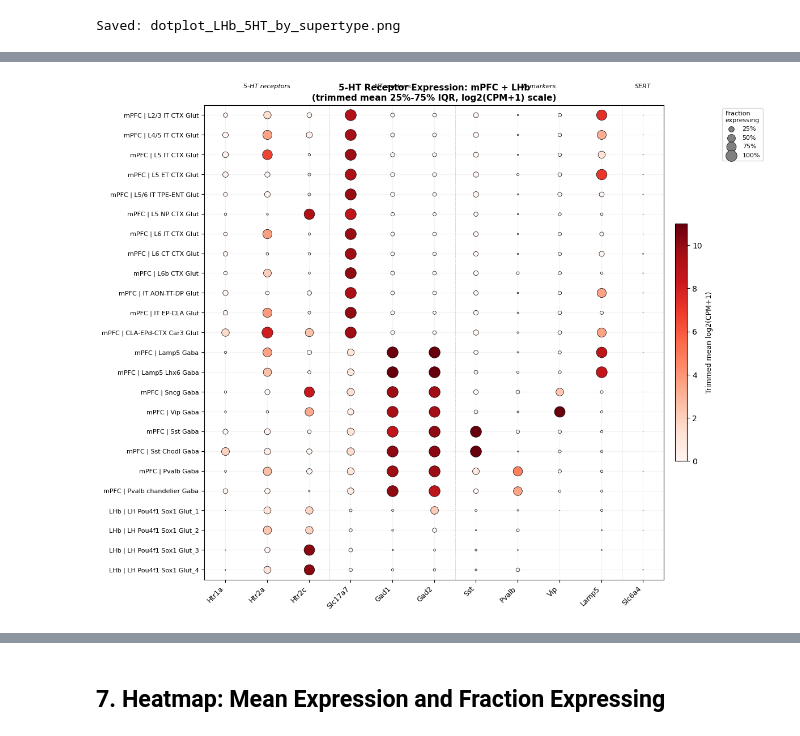
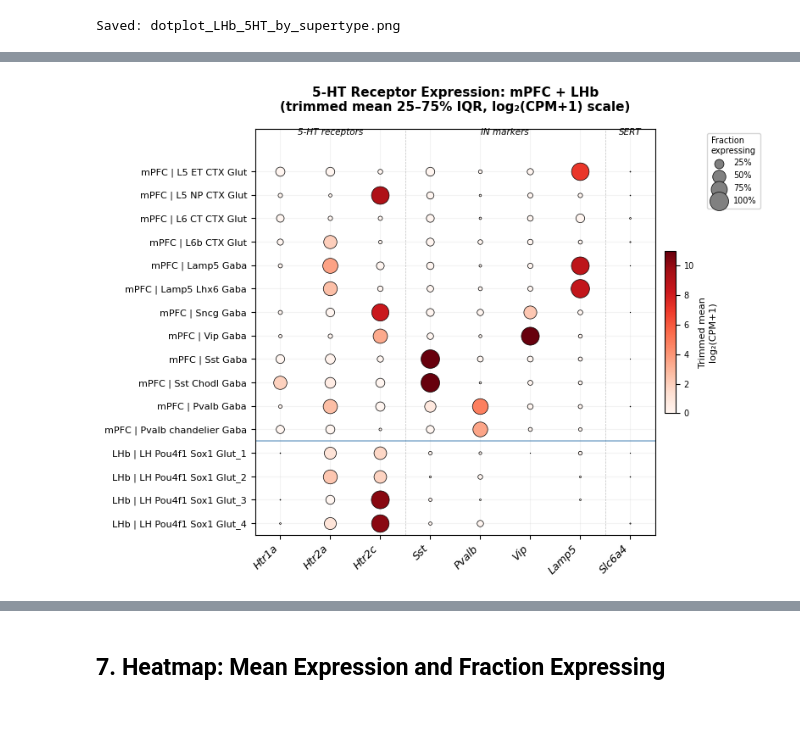
Before and after one commit to akaye/abc_atlas_access, a Jupyter notebook: notebooks/single_cell_dotplot_5HT_mPFC_LHb.ipynb, the cells around one changed output, grey strips where cells are left out. Drawn from its saved outputs; the diff is of its cells as text; code cells hidden in the pictures.

```diff
--- a/notebooks/single_cell_dotplot_5HT_mPFC_LHb.ipynb
+++ b/notebooks/single_cell_dotplot_5HT_mPFC_LHb.ipynb
@@ -278,9 +279,28 @@ Remove medial habenula, OB, STR, and HPF cell types.
 Use trimmed mean (25%-75% IQR) with log2(CPM+1) scale, 0 to >11 range.
 # %%
 # Combine mPFC neuronal subclasses with LHb supertypes (no MHb)
-# Filter out OB, STR, HPF cell types
+# Filter out OB, STR, HPF cell types, and remove IT/CLA cell types
+import re as _re
 remove_prefixes = ('OB ', 'OB-', 'STR ', 'STR-', 'HPF ')
-neuronal_sc_filtered = [s for s in neuronal_sc if not any(s.startswith(p) for p in remove_prefixes)]
+neuronal_sc_filtered = [s for s in neuronal_sc
+                        if not any(s.startswith(p) for p in remove_prefixes)
+                        and not _re.search(r'\bIT\b', s)
+                        and 'CLA' not in s]
+
+# Remove broad NT markers (Slc17a7, Gad1, Gad2)
+remove_genes = {'Slc17a7', 'Gad1', 'Gad2'}
+plot_genes = [g for g in target_genes if g not in remove_genes]
+
+# Update gene groups for this plot
+plot_gene_groups = {}
+for k, v in gene_groups.items():
+    filtered = [g for g in v if g not in remove_genes]
+    if filtered:
+        plot_gene_groups[k] = filtered
+
+print(f'Genes for plot: {plot_genes}')
+print(f'Gene groups: {plot_gene_groups}')
+print(f'Filtered subclasses: {neuronal_sc_filtered}')
 
 frames_expr = []
 frames_meta = []
@@ -331,7 +351,7 @@ mask_valid = combined_meta['group'].isin(valid_groups)
 expr_valid = combined_expr.loc[mask_valid]
 meta_valid = combined_meta.loc[mask_valid]
 
-# Compute stats per group
+# Compute stats per group (only for plot_genes)
 tmean_rows = []
 frac_rows = []
 for grp in sorted_groups:
@@ -339,7 +359,7 @@ for grp in sorted_groups:
     grp_expr = expr_valid.loc[grp_mask]
     tmeans = {}
     fracs = {}
-    for g in target_genes:
+    for g in plot_genes:
         vals = grp_expr[g].values
         tmeans[g] = trimmed_mean(vals)
         fracs[g] = (vals > 0).mean()
@@ -349,63 +369,69 @@ for grp in sorted_groups:
 grp_tmean = pd.DataFrame(tmean_rows, index=sorted_groups)
 grp_frac = pd.DataFrame(frac_rows, index=sorted_groups)
 
-# Custom dot plot with trimmed mean color and fraction as dot size
+# Custom dot plot
 n_grp = len(sorted_groups)
-n_genes = len(target_genes)
+n_genes = len(plot_genes)
 
-fig, ax = plt.subplots(figsize=(12, max(6, n_grp * 0.4)))
+fig, ax = plt.subplots(figsize=(8, max(5, n_grp * 0.38)))
 
 # Color: trimmed mean on log2(CPM+1) scale, 0 to 11
 vmin, vmax = 0, 11
 cmap = plt.cm.Reds
 norm = plt.Normalize(vmin=vmin, vmax=vmax)
 
+max_dot = 250
 for i, grp in enumerate(sorted_groups):
-    for j, gene in enumerate(target_genes):
+    for j, gene in enumerate(plot_genes):
         frac = grp_frac.loc[grp, gene]
         tmean = grp_tmean.loc[grp, gene]
         if frac > 0:
-            size = frac * 200  # scale dot size
+            size = frac * max_dot
             color = cmap(norm(tmean))
             ax.scatter(j, n_grp - 1 - i, s=size, c=[color],
                       edgecolors='black', linewidths=0.5, zorder=3)
 
-# Add gene group separators
-gene_group_positions = []
+# Add gene group separators and top labels with proper spacing
 pos = 0
-for gname, genes in gene_groups.items():
-    gene_group_positions.append((pos, pos + len(genes) - 1, gname))
+for gname, genes in plot_gene_groups.items():
+    start = pos
+    end = pos + len(genes) - 1
+    mid = (start + end) / 2
+    ax.text(mid, n_grp + 0.5, gname, ha='center', va='bottom', fontsize=7.5, fontstyle='italic')
+    if start > 0:
+        ax.axvline(x=start - 0.5, color='gray', linewidth=0.5, linestyle='--', alpha=0.5)
     pos += len(genes)
 
-for start, end, gname in gene_group_positions:
-    mid = (start + end) / 2
-    ax.text(mid, n_grp + 0.3, gname, ha='center', va='bottom', fontsize=8, fontstyle='italic')
-    if start > 0:
-        ax.axvline(x=start - 0.5, color='gray', linewidth=0.5, linestyle='--', alpha=0.5)
+# Add horizontal separator between mPFC and LHb
+mpfc_count = sum(1 for g in sorted_groups if g.startswith('mPFC'))
+if mpfc_count < n_grp:
+    sep_y = n_grp - mpfc_count - 0.5
+    ax.axhline(y=sep_y, color='steelblue', linewidth=1.2, linestyle='-', alpha=0.6)
 
 ax.set_xticks(range(n_genes))
-ax.set_xticklabels(target_genes, rotation=45, ha='right', fontsize=9)
+ax.set_xticklabels(plot_genes, rotation=45, ha='right', fontsize=9, fontstyle='italic')
 ax.set_yticks(range(n_grp))
 ax.set_yticklabels(reversed(sorted_groups), fontsize=8)
 ax.set_xlim(-0.5, n_genes - 0.5)
-ax.set_ylim(-0.5, n_grp - 0.5)
+ax.set_ylim(-0.5, n_grp + 0.8)
 ax.grid(True, alpha=0.15)
 
 # Colorbar
 sm = plt.cm.ScalarMappable(cmap=cmap, norm=norm)
 sm.set_array([])
-cbar = plt.colorbar(sm, ax=ax, shrink=0.5, pad=0.02)
-cbar.set_label('Trimmed mean log2(CPM+1)', fontsize=9)
+cbar = plt.colorbar(sm, ax=ax, shrink=0.4, pad=0.02, aspect=15)
+cbar.set_label('Trimmed mean\nlog₂(CPM+1)', fontsize=8)
+cbar.ax.tick_params(labelsize=7)
 
 # Size legend
 for frac_val in [0.25, 0.5, 0.75, 1.0]:
-    ax.scatter([], [], s=frac_val * 200, c='gray', edgecolors='black',
+    ax.scatter([], [], s=frac_val * max_dot, c='gray', edgecolors='black',
               linewidths=0.5, label=f'{frac_val:.0%}')
 ax.legend(title='Fraction\nexpressing', loc='upper left', bbox_to_anchor=(1.12, 1.0),
-         frameon=True, fontsize=8, title_fontsize=8)
+         frameon=True, fontsize=7, title_fontsize=7)
 
-ax.set_title('5-HT Receptor Expression: mPFC + LHb\n(trimmed mean 25%-75% IQR, log2(CPM+1) scale)',
-            fontweight='bold', fontsize=11)
+ax.set_title('5-HT Receptor Expression: mPFC + LHb\n(trimmed mean 25–75% IQR, log₂(CPM+1) scale)',
+            fontweight='bold', fontsize=11, pad=15)
 plt.tight_layout()
 plt.savefig('dotplot_mPFC_LHb_5HT_combined.png', dpi=150, bbox_inches='tight')
 plt.show()
@@ -415 +444 @@ print('Saved: dotplot_mPFC_LHb_5HT_combined.png')
-[figure, old version]
+[figure, new version]
```
Also changed, not shown: parts of 4 cells of this notebook, 1 other file.
